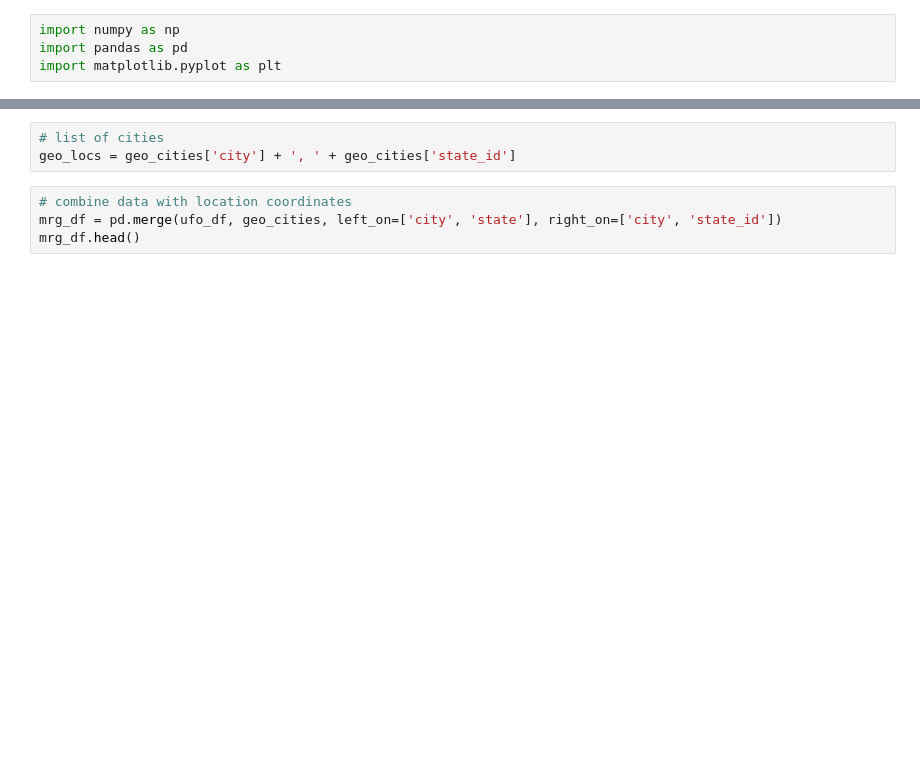
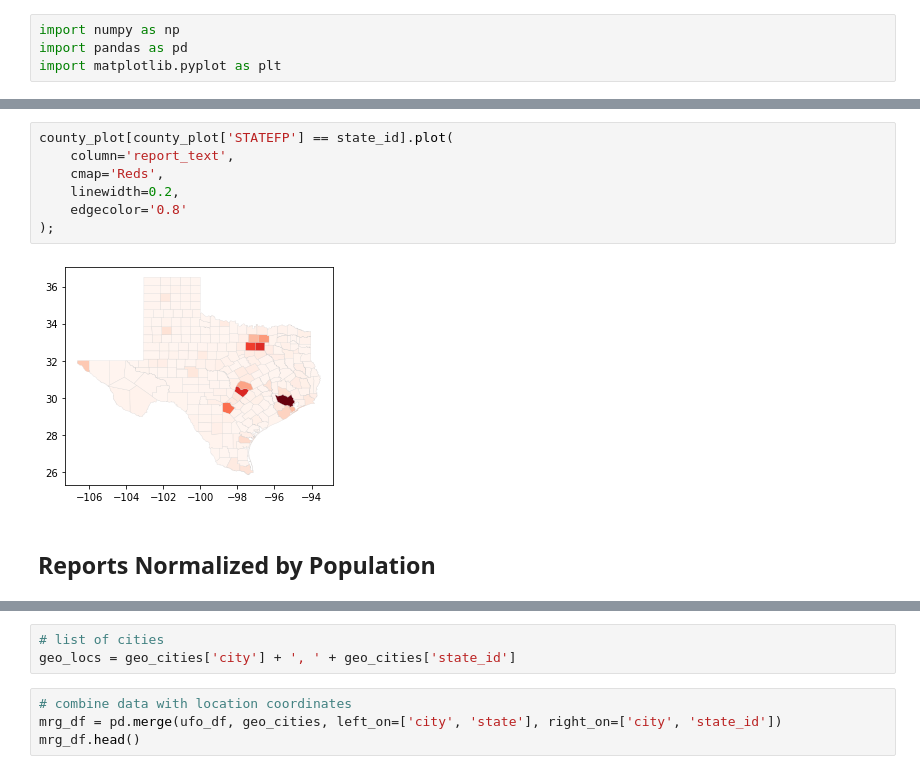
Before and after one commit to kevscon/ufo-reports, a Jupyter notebook: GIS.ipynb, the cells around one changed output, grey strips where cells are left out. Cells and saved outputs as stored; diff of their text form; blank space fills up the shorter version.

```diff
--- a/GIS.ipynb
+++ b/GIS.ipynb
@@ -6,0 +117,11 @@ pd.read_csv('data/ufo_df.csv', index_col=0)
+# %%
+county_plot[county_plot['STATEFP'] == state_id].plot(
+    column='report_text',
+    cmap='Reds',
+    linewidth=0.2,
+    edgecolor='0.8'
+);
+# %% [output]
+[figure, added]
+# %% [markdown]
+## Reports Normalized by Population
```
Also changed, not shown: parts of 23 cells of this notebook, 1 other file.
